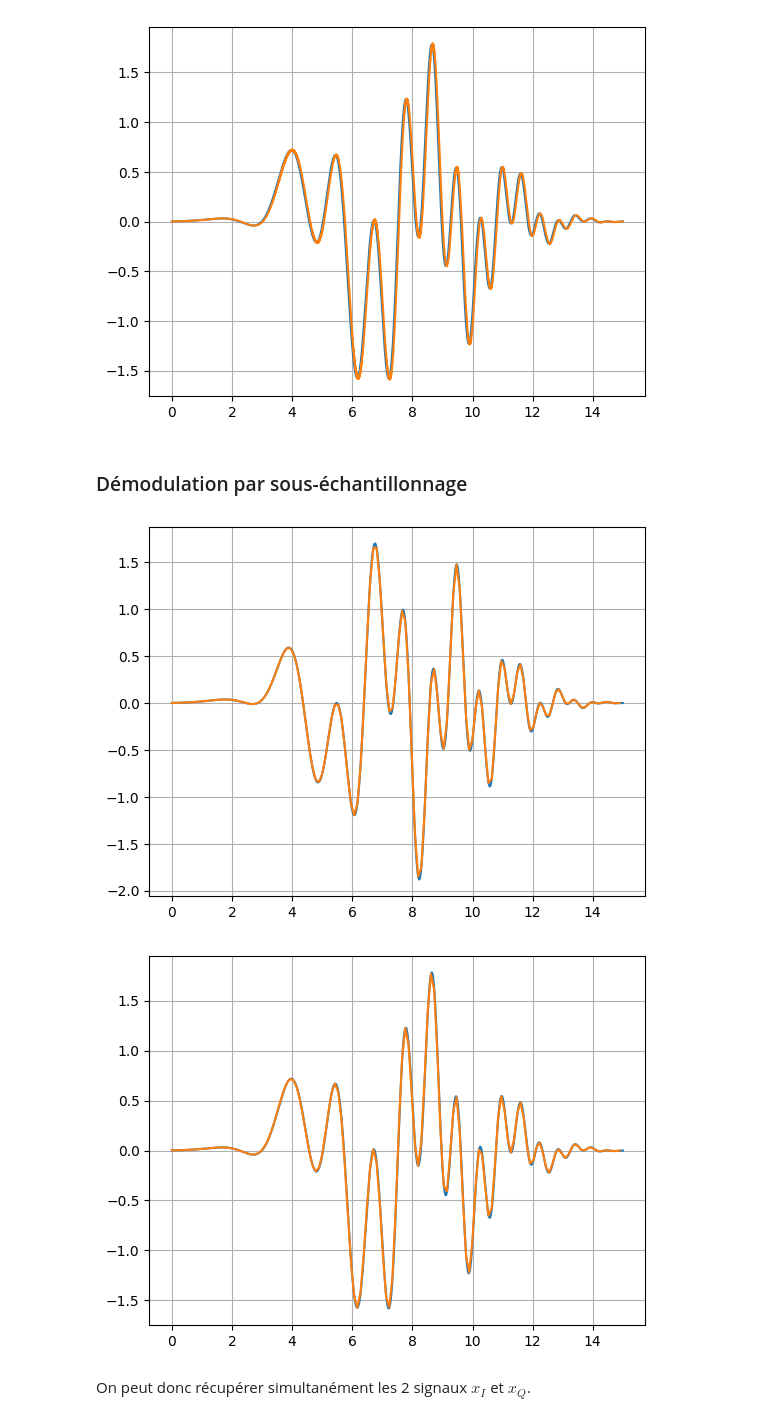
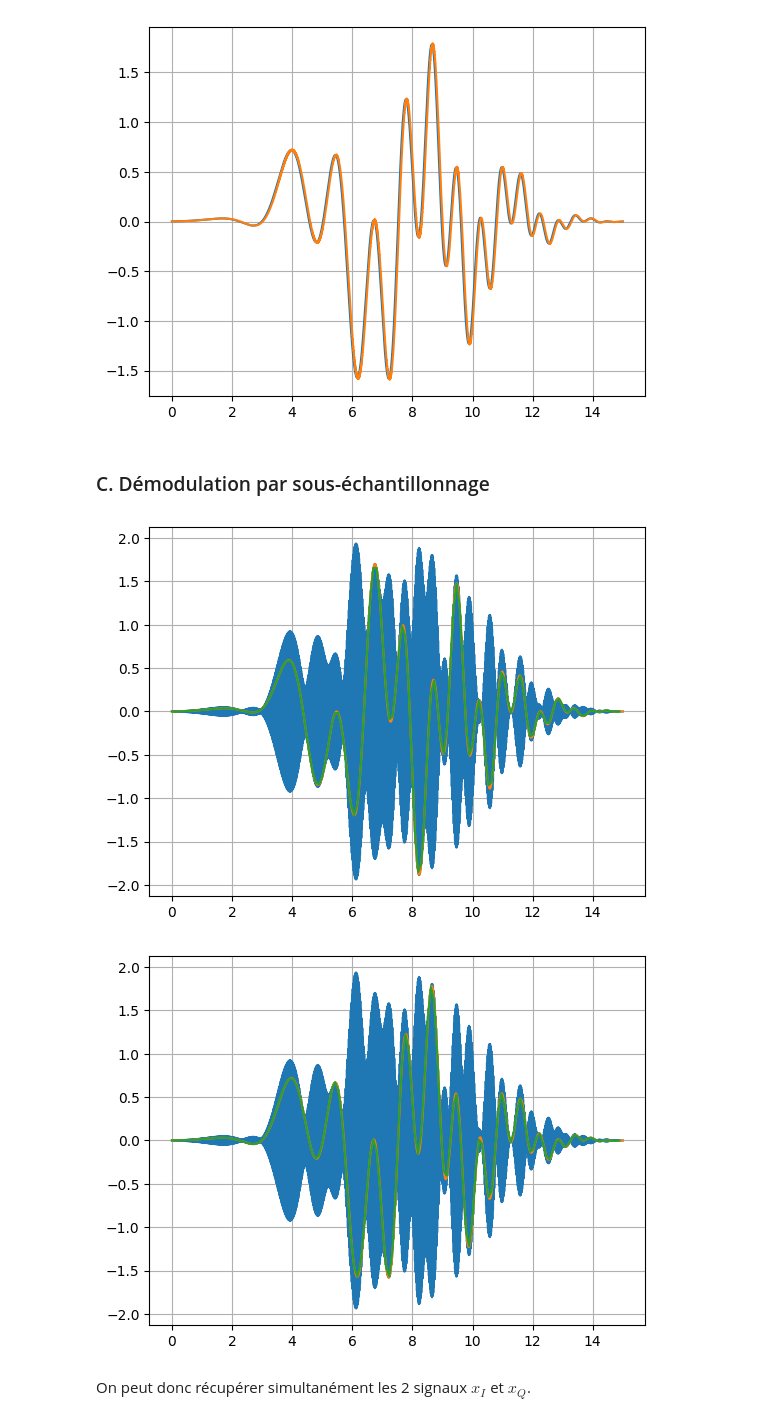
Before and after one commit to emelinepadie/signal, a Jupyter notebook: Mini-projet.ipynb, the cells around one changed output. Cells and saved outputs as stored; diff of their text form; code cells hidden in the pictures.

```diff
--- a/Mini-projet.ipynb
+++ b/Mini-projet.ipynb
@@ -709,35 +740,37 @@ ax.grid()
 # %% [output]
 [figure]
 # %% [markdown]
-### Démodulation par sous-échantillonnage
+### C. Démodulation par sous-échantillonnage
 # %%
 # Fréquence d'échantillonnage
 n = 5  # Facteur de sous - échantillonnage
 fs = fc/n  # Remplacez par la fréquence d'échantillonnage souhaitée
 
 dt = int(finfty/fs) #pas de temps  d'échantillonnage
 
 # Séquence de temps échantillonnée
 teI = [t[i*dt] for i in range(int(len(t)/dt))]
 teQ = [t[i*dt + 25] for i in range(int(len(t)/dt))]
 
 # Échantillonnage du signal xm
 xeI = [xm2[i*dt] for i in range(int(len(t)/dt))]
 xeQ = [xm2[i*dt + 25] for i in range(int(len(t)/dt))]
 
 # Affichage du signal échantillonné
 fig, ax = plt.subplots()
+ax.plot(t, xm2)
 ax.plot(t, xI)
 ax.plot(te, xeI)
 ax.grid()
 
 fig, ax = plt.subplots()
+ax.plot(t, xm2)
 ax.plot(t, xQ)
 ax.plot(te, xeQ)
 ax.grid()
 # %% [output]
-[figure, old version]
+[figure, new version]
-[figure, old version]
+[figure, new version]
 # %% [markdown]
 On peut donc récupérer simultanément les 2 signaux $x_I$ et $x_Q$.
 # %% [markdown]
```
Also changed, not shown: parts of 33 cells of this notebook.
